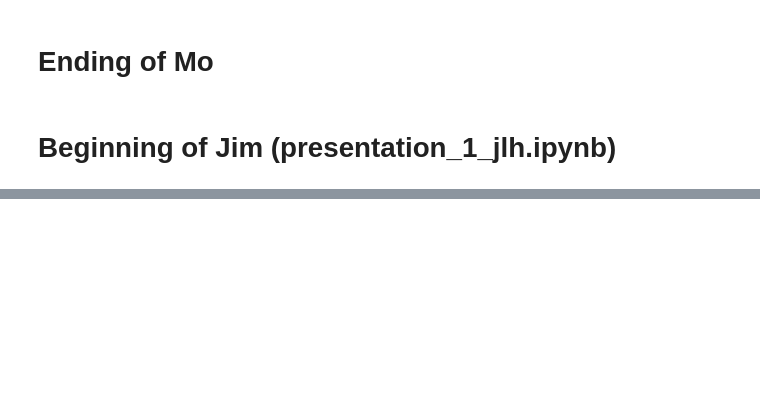
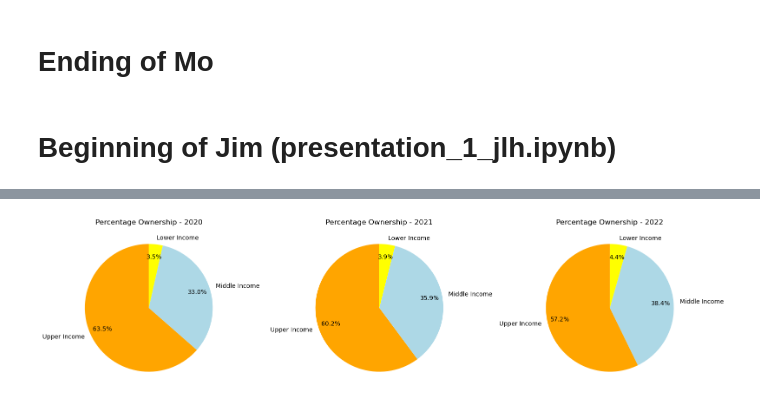
Before and after one commit to JaredWillson/group_9_project_1, a Jupyter notebook: Group_9_submission.ipynb, the cells around one changed output, grey strips where cells are left out. Drawn from its saved outputs; the diff is of its cells as text; code cells hidden in the pictures; blank space fills up the shorter version.

Commit message:
Added Jim's notebook to Group_9_submission. Run succcessful.  Run resulted in changes to output csv files. Minor chnages to presentation_1_jlh.ipynb.

```diff
--- a/Group_9_submission.ipynb
+++ b/Group_9_submission.ipynb
@@ -1181,0 +1790,7 @@ df.to_excel('gas_price_3.xlsx',index=False)
+# %%
+# Determine total vehicles counts per zip codes for years 2020, 2021, and 2022
+# Use Zip Codes to define neighborhoods
+
+total_vehicle_count_by_zipcode_2020_df = merge_2020.groupby(['Zip Code', 'Household Income', 'County'], as_index=False, sort=True)['Vehicles'].sum()
+total_vehicle_count_by_zipcode_2021_df = merge_2021.groupby(['Zip Code', 'Household Income', 'County'], as_index=False, sort=True)['Vehicles'].sum()
+total_vehicle_count_by_zipcode_2022_df = merge_2022.groupby(['Zip Code', 'Household Income', 'County'], as_index=False, sort=True)['Vehicles'].sum()
@@ -1181,0 +1830,10 @@ df.to_excel('gas_price_3.xlsx',index=False)
+# %%
+# Determine vehicle count per quartile for each county
+
+vehicle_count_by_county_df_2020_75 = total_vehicle_count_df_2020_75.groupby(['County'], as_index=False, sort=True)['Vehicles'].sum()
+vehicle_count_by_county_df_2020_25 = total_vehicle_count_df_2020_25.groupby(['County'], as_index=False, sort=True)['Vehicles'].sum()
+vehicle_count_by_county_df_2021_75 = total_vehicle_count_df_2021_75.groupby(['County'], as_index=False, sort=True)['Vehicles'].sum()
+vehicle_count_by_county_df_2021_25 = total_vehicle_count_df_2021_25.groupby(['County'], as_index=False, sort=True)['Vehicles'].sum()
+vehicle_count_by_county_df_2022_75 = total_vehicle_count_df_2022_75.groupby(['County'], as_index=False, sort=True)['Vehicles'].sum()
+vehicle_count_by_county_df_2022_25 = total_vehicle_count_df_2022_25.groupby(['County'], as_index=False, sort=True)['Vehicles'].sum()
+vehicle_count_by_county_df_2022_25
@@ -1181,0 +1891,22 @@ df.to_excel('gas_price_3.xlsx',index=False)
+# %%
+# Generate one pie chart for years 2020, 2021, and 2022 indicating percentage owning EVs per income level
+
+income_level_labels = [
+    'Upper Income', 'Middle Income', 'Lower Income'
+]
+
+# Create a 1x3 grid of subplots
+fig, axes = plt.subplots(1, 3, figsize=(16,16))
+
+for i, year in enumerate(state_income_level_counts_df.index):
+    state_income_level_counts_df.loc[year].plot.pie(ax=axes[i],
+                                                    colors=['orange', 'lightblue', 'yellow'],
+                                                    autopct='%.1f%%',
+                                                    pctdistance=.8, startangle=90)
+    axes[i].set_title(f'Percentage Ownership - {year}')
+    axes[i].set(ylabel="")
+
+plt.tight_layout()  # Adjust spacing between subplots
+plt.show()
+# %% [output]
+[figure, added]
```
Also changed, not shown: parts of 52 cells of this notebook, 2 other files.
